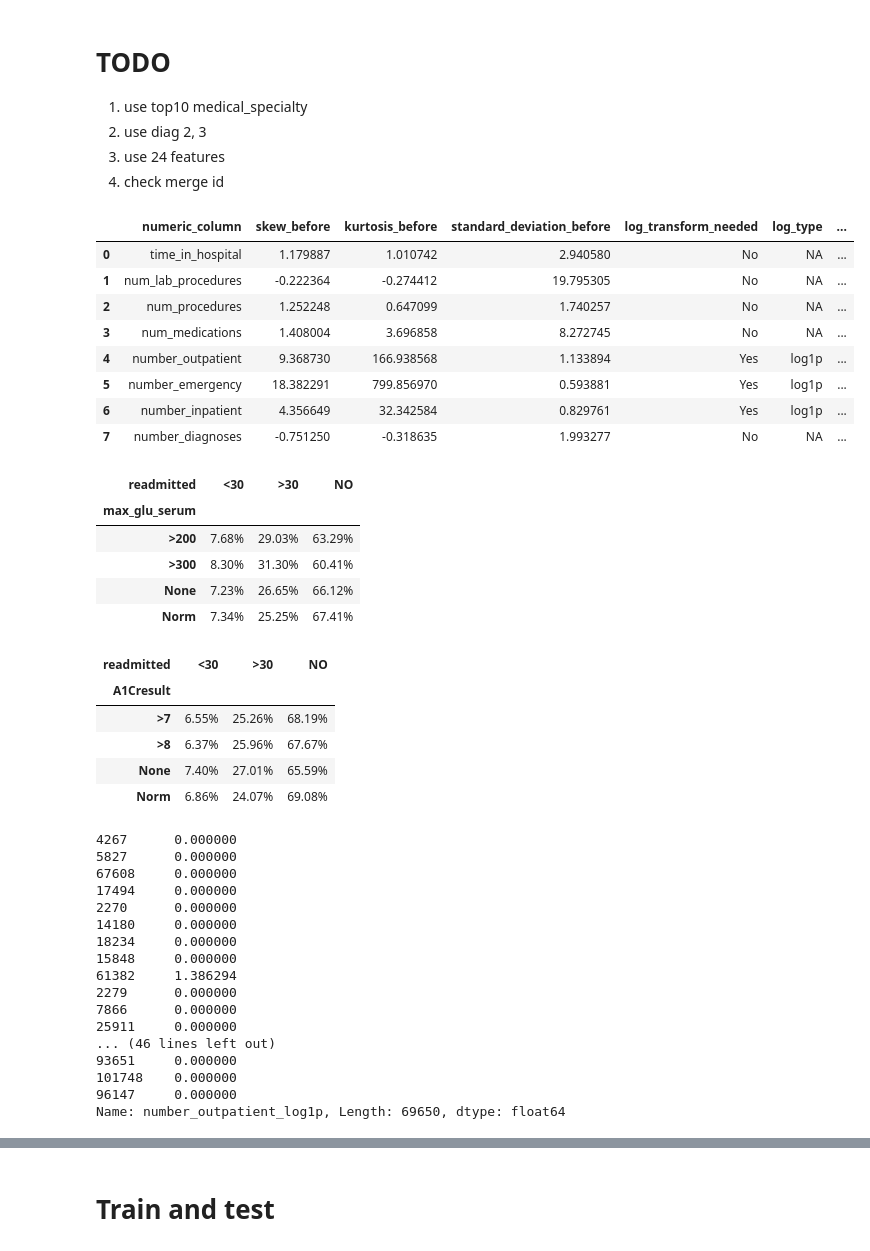
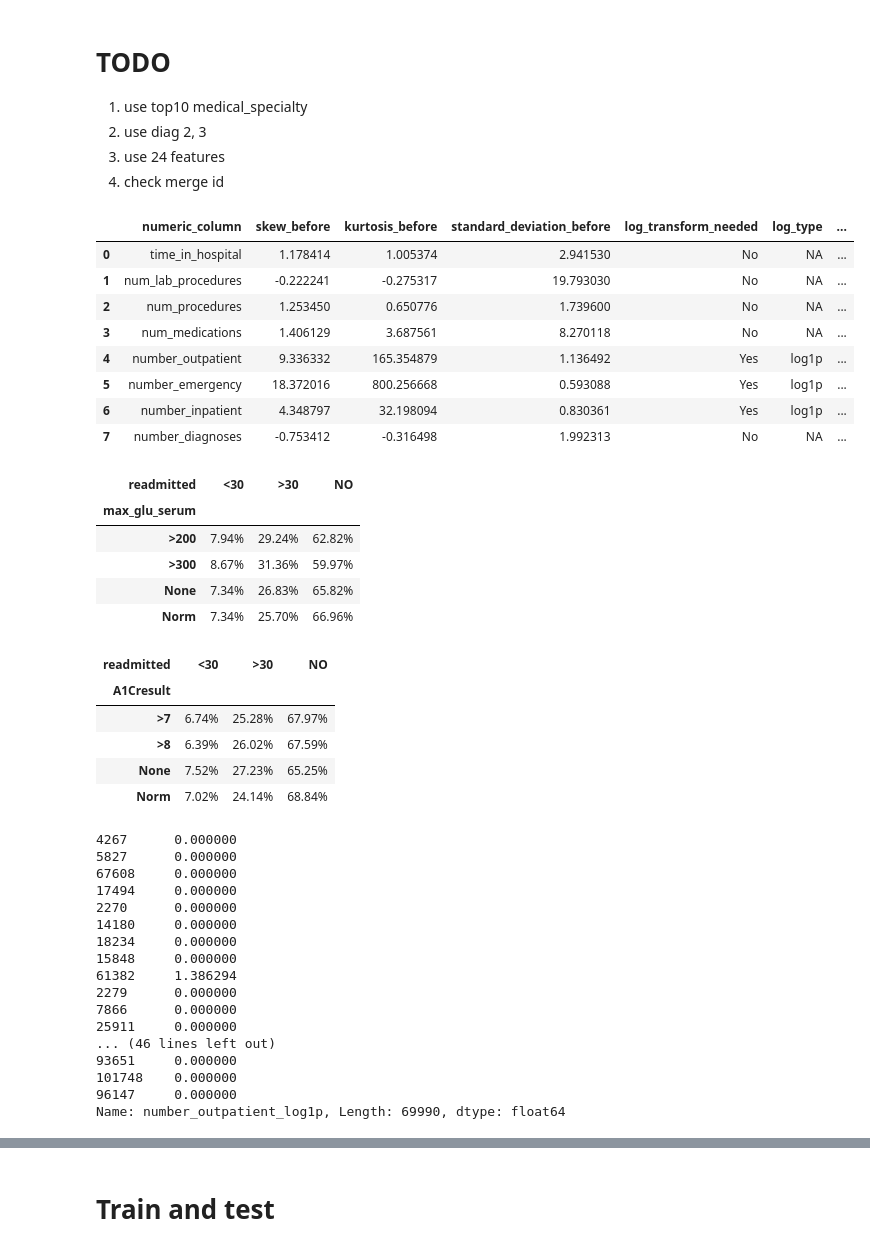
Before and after one commit to bl0/Readmission-Prediction, a Jupyter notebook: readmission-prediction.ipynb, the cells around one changed output, grey strips where cells are left out. Cells and saved outputs as stored; diff of their text form; code cells hidden in the pictures.

```diff
--- a/readmission-prediction.ipynb
+++ b/readmission-prediction.ipynb
@@ -22,18 +22,20 @@ len(df)
 # %%
 # drop rows
 
-mask = df['gender'] != 'Unknown/Invalid'
-mask &= df['diag_1'] != '?'  # TODO: only consider primary diag
+# mask = df['gender'] != 'Unknown/Invalid'
+# mask &= df['diag_1'] != '?'  # TODO: only consider primary diag
 # mask &= df['medical_specialty'] != '?'
-df = df[mask]
-print(len(df))
-
-# consider only the first encounter for each patient
-df = df.drop_duplicates(subset='patient_nbr', keep='first')
+# df = df[mask]
+# print(len(df))
 
 # remove all encounters that resulted in either discharge to a hospice or patient death
 # to avoid biasing our analysis
 df = df[~df['discharge_disposition_id'].isin([11, 13, 14, 19, 20, 21])]
 
 print(len(df))
+
+# consider only the first encounter for each patient
+df = df.drop_duplicates(subset='patient_nbr', keep='first')
+
+print(len(df))
 # %% [output]
@@ -147,38 +149,40 @@ for i in num_col:
         skew_after.append(skewval)
         kurt_after.append(kurtval)
         standard_deviation_after.append(sdval)
 
 statdataframe['skew_before'] = skew_before
 statdataframe['kurtosis_before'] = kurt_before
 statdataframe['standard_deviation_before'] = standard_deviation_before
 statdataframe['log_transform_needed'] = log_transform_needed
 statdataframe['log_type'] = log_type
 statdataframe['skew_after'] = skew_after
 statdataframe['kurtosis_after'] = kurt_after
 statdataframe['standard_deviation_after'] = standard_deviation_after
 
 display(statdataframe)
 
 # performing the log transformation for the columns determined to be needing it above.
 
 for i in range(len(statdataframe)):
     if statdataframe['log_transform_needed'][i] == 'Yes':
         colname = str(statdataframe['numeric_column'][i])
 
         if statdataframe['log_type'][i] == 'log':
             df = df[df[colname] > 0]
             df[colname + "_log"] = np.log(df[colname])
+            df = df.drop(columns=[colname])
 
         elif statdataframe['log_type'][i] == 'log1p':
             df = df[df[colname] >= 0]
             df[colname + "_log1p"] = np.log1p(df[colname])
+            df = df.drop(columns=[colname])
 # %% [output]
 |  | numeric_column | skew_before | kurtosis_before | standard_deviation_before | log_transform_needed | log_type | ... |
-| 0 | time_in_hospital | 1.179887 | 1.010742 | 2.940580 | No | NA | ... |
-| 1 | num_lab_procedures | -0.222364 | -0.274412 | 19.795305 | No | NA | ... |
-| 2 | num_procedures | 1.252248 | 0.647099 | 1.740257 | No | NA | ... |
-| 3 | num_medications | 1.408004 | 3.696858 | 8.272745 | No | NA | ... |
-| 4 | number_outpatient | 9.368730 | 166.938568 | 1.133894 | Yes | log1p | ... |
-| 5 | number_emergency | 18.382291 | 799.856970 | 0.593881 | Yes | log1p | ... |
-| 6 | number_inpatient | 4.356649 | 32.342584 | 0.829761 | Yes | log1p | ... |
-| 7 | number_diagnoses | -0.751250 | -0.318635 | 1.993277 | No | NA | ... |
+| 0 | time_in_hospital | 1.178414 | 1.005374 | 2.941530 | No | NA | ... |
+| 1 | num_lab_procedures | -0.222241 | -0.275317 | 19.793030 | No | NA | ... |
+| 2 | num_procedures | 1.253450 | 0.650776 | 1.739600 | No | NA | ... |
+| 3 | num_medications | 1.406129 | 3.687561 | 8.270118 | No | NA | ... |
+| 4 | number_outpatient | 9.336332 | 165.354879 | 1.136492 | Yes | log1p | ... |
+| 5 | number_emergency | 18.372016 | 800.256668 | 0.593088 | Yes | log1p | ... |
+| 6 | number_inpatient | 4.348797 | 32.198094 | 0.830361 | Yes | log1p | ... |
+| 7 | number_diagnoses | -0.753412 | -0.316498 | 1.992313 | No | NA | ... |
@@ -265,16 +282,16 @@ show_crosstab('A1Cresult')
 # %% [output]
 | readmitted | <30 | >30 | NO |
 | max_glu_serum |  |  |  |
-| >200 | 7.68% | 29.03% | 63.29% |
-| >300 | 8.30% | 31.30% | 60.41% |
-| None | 7.23% | 26.65% | 66.12% |
-| Norm | 7.34% | 25.25% | 67.41% |
+| >200 | 7.94% | 29.24% | 62.82% |
+| >300 | 8.67% | 31.36% | 59.97% |
+| None | 7.34% | 26.83% | 65.82% |
+| Norm | 7.34% | 25.70% | 66.96% |
 | readmitted | <30 | >30 | NO |
 | A1Cresult |  |  |  |
-| >7 | 6.55% | 25.26% | 68.19% |
-| >8 | 6.37% | 25.96% | 67.67% |
-| None | 7.40% | 27.01% | 65.59% |
-| Norm | 6.86% | 24.07% | 69.08% |
+| >7 | 6.74% | 25.28% | 67.97% |
+| >8 | 6.39% | 26.02% | 67.59% |
+| None | 7.52% | 27.23% | 65.25% |
+| Norm | 7.02% | 24.14% | 68.84% |
 # %%
 def encode(df, col, d):
     df[col] = df[col].apply(lambda x: d[x])
@@ -320,7 +337,7 @@ df['number_outpatient_log1p']
 93651     0.000000
 101748    0.000000
 96147     0.000000
-Name: number_outpatient_log1p, Length: 69650, dtype: float64
+Name: number_outpatient_log1p, Length: 69990, dtype: float64
 # %%
 df.head(18).T
 # %% [output]
```
Also changed, not shown: parts of 11 cells of this notebook.
